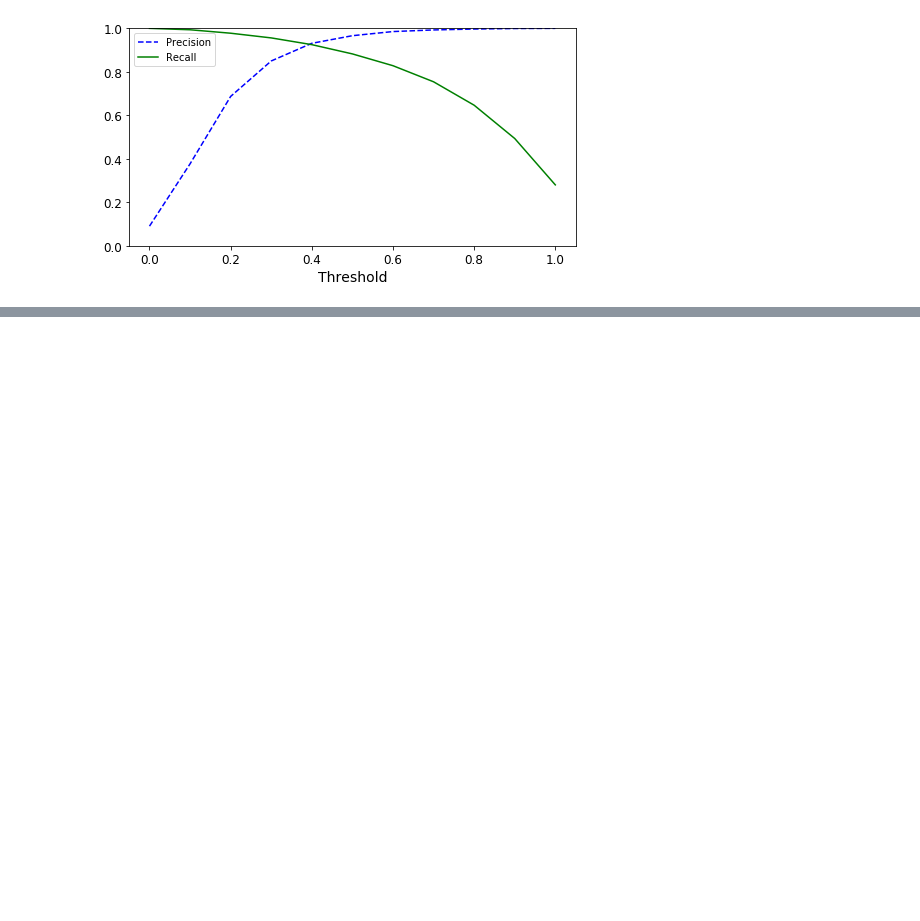
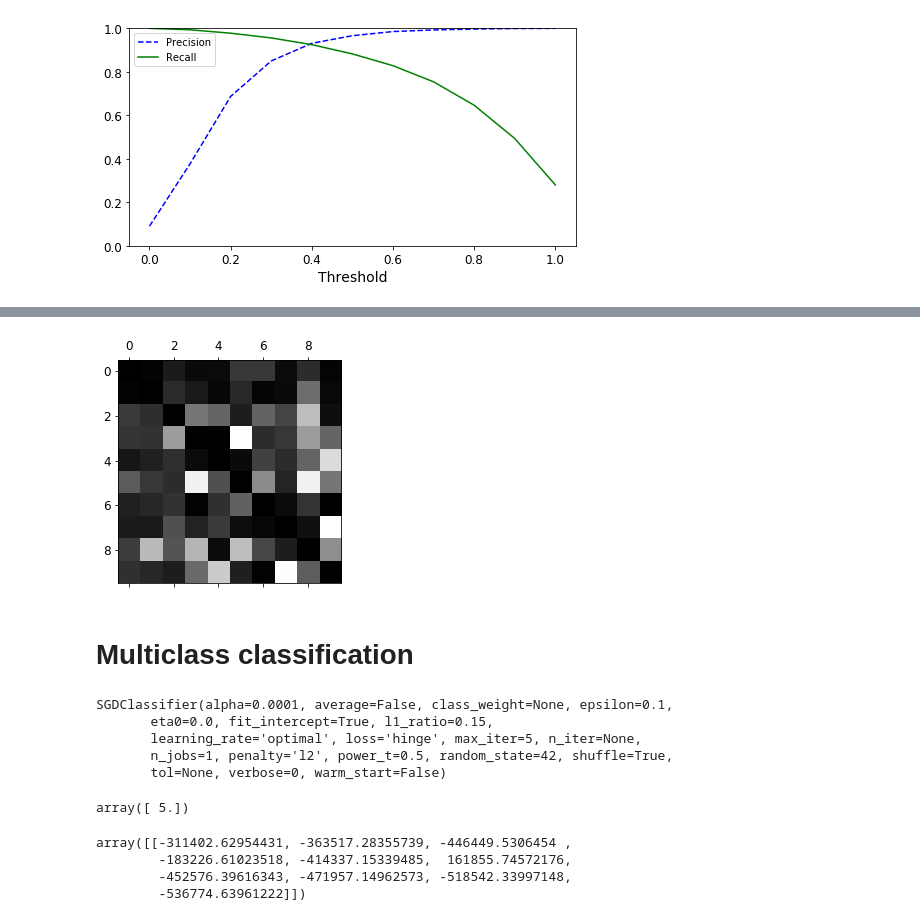
Before and after one commit to jkallioniemi/hands-on-ml-exercises, a Jupyter notebook: 3-classification/classification.ipynb, the cells around one changed output, grey strips where cells are left out. Drawn from its saved outputs; the diff is of its cells as text; code cells hidden in the pictures; blank space fills up the shorter version.

```diff
--- a/3-classification/classification.ipynb
+++ b/3-classification/classification.ipynb
@@ -242,0 +303,21 @@ plt.show()
+# %%
+np.fill_diagonal(norm_conf_mx, 0)
+plt.matshow(norm_conf_mx,
+           cmap=plt.cm.gray)
+plt.show()
+# %% [output]
+[figure, added]
+# %% [markdown]
+# Multiclass classification
+# %%
+sgd_clf.fit(X_train, y_train)
+# %% [output]
+SGDClassifier(alpha=0.0001, average=False, class_weight=None, epsilon=0.1,
+       eta0=0.0, fit_intercept=True, l1_ratio=0.15,
+       learning_rate='optimal', loss='hinge', max_iter=5, n_iter=None,
+       n_jobs=1, penalty='l2', power_t=0.5, random_state=42, shuffle=True,
+       tol=None, verbose=0, warm_start=False)
+# %%
+sgd_clf.predict([some_digit])
+# %% [output]
+array([ 5.])
@@ -242,0 +326,7 @@ plt.show()
+# %%
+some_digit_scores
+# %% [output]
+array([[-311402.62954431, -363517.28355739, -446449.5306454 ,
+        -183226.61023518, -414337.15339485,  161855.74572176,
+        -452576.39616343, -471957.14962573, -518542.33997148,
+        -536774.63961222]])
```
Also changed, not shown: parts of 26 cells of this notebook, 1 other file.
